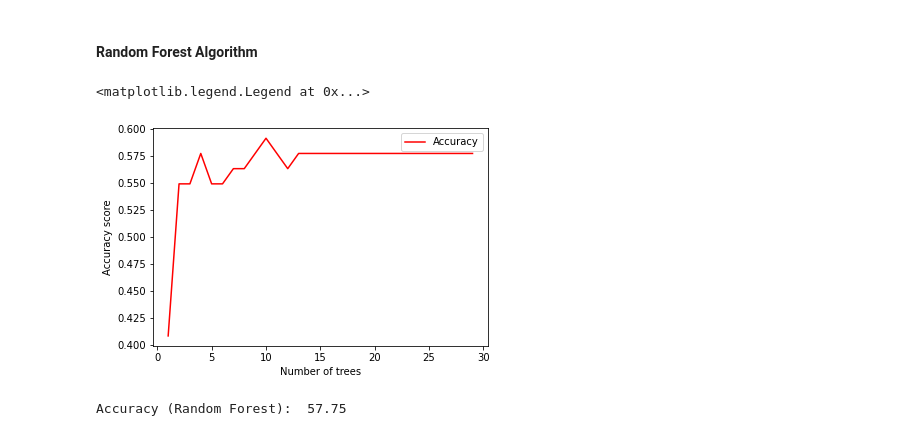
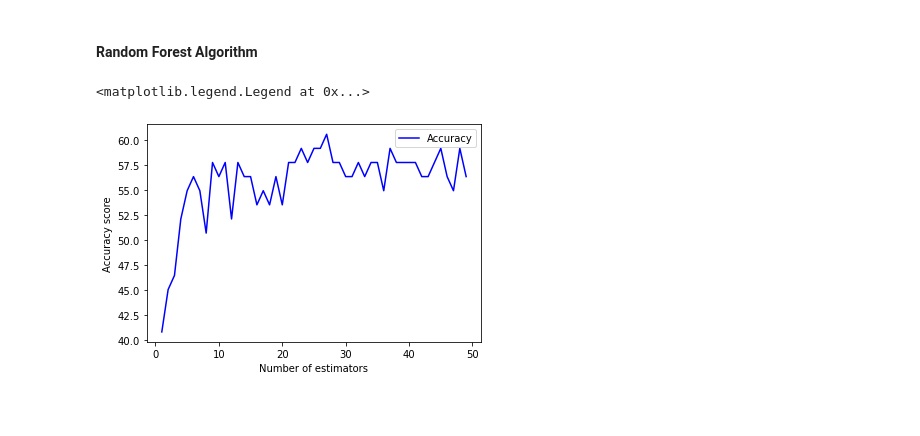
Before and after one commit to anaterovic/UZOP, a Jupyter notebook: code.ipynb, the cells around one changed output. Drawn from its saved outputs; the diff is of its cells as text; code cells hidden in the pictures; blank space fills up the shorter version.

Commit message:
Random Forest

```diff
--- a/code.ipynb
+++ b/code.ipynb
@@ -559,31 +559,21 @@ We see that for biggest accuracy we can take approximately six nearest neighbors
 # %% [markdown]
 #### Random Forest Algorithm
 # %%
-number_trees = [n for n in range(1, 30)]
+n_estimators = [n for n in range(1, 50)]
+accuracy_scores = []
 
-accuracy_scores2 = []
+for n in n_estimators:
+    ranf = RandomForestClassifier(n_estimators = n).fit(X_train, y_train)
+    y_pred = ranf.predict(X_test)
+    accuracy = accuracy_score(y_test, y_pred)
+    accuracy_scores.append(accuracy*100)
 
-for nt in number_trees:
-    ranf = RandomForestClassifier(n_estimators = nt, criterion = 'entropy', random_state = 42)
-    ranf.fit(X_train, y_train)
-    y_pred = ranf.predict(X_test)
-    accuracy_scores2.append(accuracy_score(y_test, y_pred))
+fig, ax = plt.subplots(1, figsize=(6, 4))
+ax.plot(n_estimators, accuracy_scores, label="Accuracy", color="blue")
+
+ax.set_ylabel("Accuracy score")
+ax.set_xlabel("Number of estimators")
+ax.legend()
+# %% [output]
+<matplotlib.legend.Legend at 0x...>
+[figure, added]
-# %%
-fig, ax = plt.subplots(1, figsize=(6, 4))
-
-ax.plot(number_trees, accuracy_scores2, label="Accuracy", color="red")
-
-ax.set_ylabel("Accuracy score")
-ax.set_xlabel("Number of trees")
-ax.legend()
-# %% [output]
-<matplotlib.legend.Legend at 0x...>
-[figure, removed]
-# %%
-ranf = RandomForestClassifier(n_estimators = 13, criterion = 'entropy', random_state = 42)
-ranf.fit(X_train, y_train)
-ypred = ranf.predict(X_test)
-ranf_accuracy = accuracy_score(y_test,ypred)
-print('Accuracy (Random Forest): ', "%.2f" % (ranf_accuracy *100))
-# %% [output]
-Accuracy (Random Forest):  57.75
```
